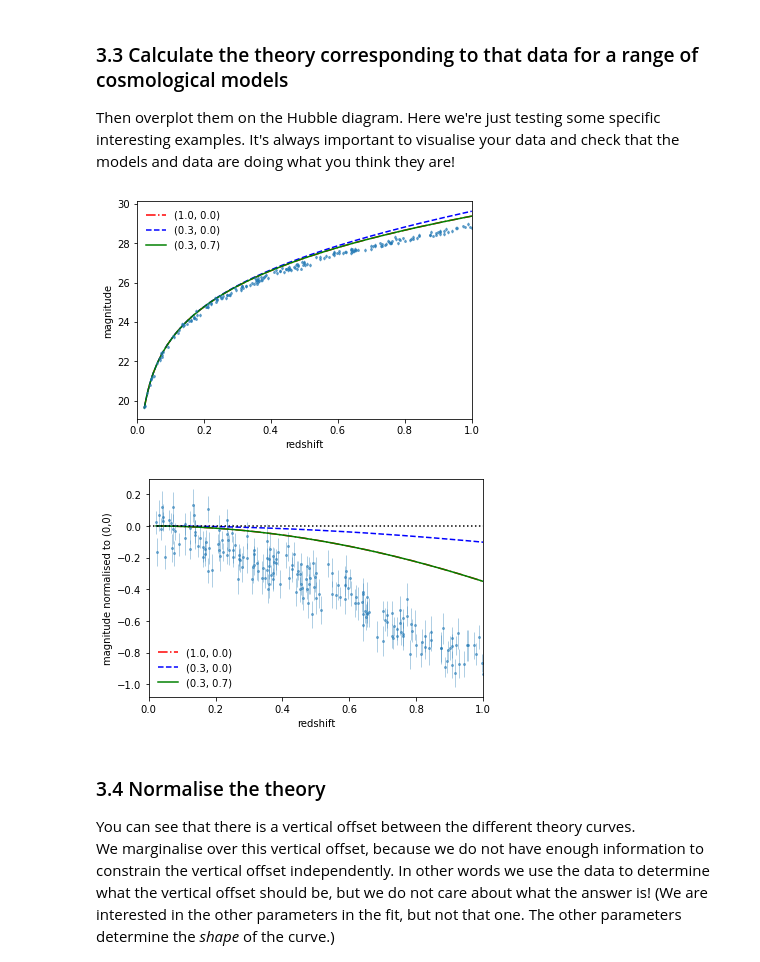
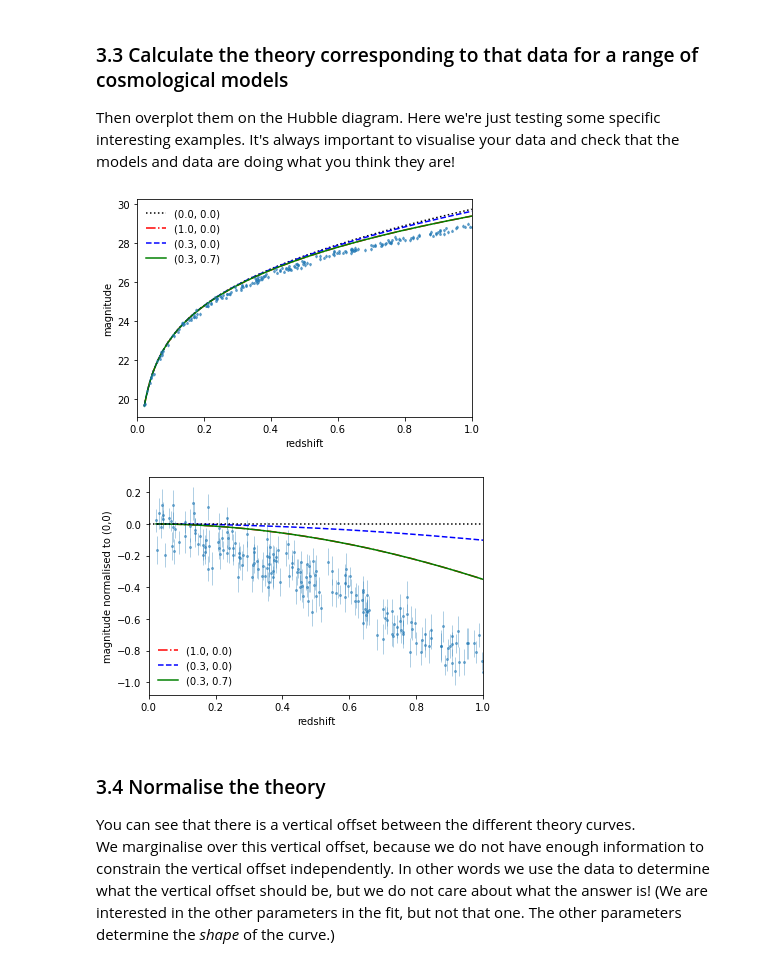
Before and after one commit to naidee/Cosmology-Project, a Jupyter notebook: cosmo/docs/notebooks/Fit_Models.ipynb, the cells around one changed output. Drawn from its saved outputs; the diff is of its cells as text; code cells hidden in the pictures.

```diff
--- a/cosmo/docs/notebooks/Fit_Models.ipynb
+++ b/cosmo/docs/notebooks/Fit_Models.ipynb
@@ -97,33 +99,34 @@ It's always important to visualise your data and check that the models and data
 # %%
 mu_om00_ox00 = dist_mod(zs,om=0.0,ol=0.0)  # We're going to use this empty model as a benchmark to compare the others to
 mu_om10_ox00 = dist_mod(zs,om=1.0,ol=0.0)
 mu_om03_ox00 = dist_mod(zs,om=0.3,ol=0.0)
 mu_om03_ox07 = dist_mod(zs,om=0.3,ol=0.7)
 
 # Plot it to see what it looks like, this is called a Hubble diagram
 plt.errorbar(zs,mu,yerr=muerr,fmt='.',elinewidth=0.7,markersize=4,alpha=0.5)
+plt.plot(zs,mu_om00_ox00,':',color='black',label='(0.0, 0.0)')
 plt.plot(zs,mu_om10_ox00,'-.',color='red',label='(1.0, 0.0)')
 plt.plot(zs,mu_om03_ox00,'--',color='blue',label='(0.3, 0.0)')
 plt.plot(zs,mu_om03_ox07,'-',color='green',label='(0.3, 0.7)')
 plt.xlim(0,1.0)
 plt.xlabel('redshift')
 plt.ylabel('magnitude')
 plt.legend(frameon=False)
 plt.show()
 
 # Now plot a Hubble diagram relative to the empty model (i.e. subtract the empty model from all the data and models)
 plt.errorbar(zs,mu-mu_om00_ox00,yerr=muerr,fmt='.',elinewidth=0.7,markersize=4,alpha=0.5)
 plt.plot(zs,mu_om10_ox00-mu_om00_ox00,'-.',color='red',label='(1.0, 0.0)')
 plt.plot(zs,mu_om03_ox00-mu_om00_ox00,'--',color='blue',label='(0.3, 0.0)')
 plt.plot(zs,mu_om03_ox07-mu_om00_ox00,'-',color='green',label='(0.3, 0.7)')
 plt.axhline(y=0.0,ls=':',color='black')
-plt.xlim(0,1.0)
+plt.xlim(0.0,1.0)
 plt.xlabel('redshift')
 plt.ylabel('magnitude normalised to (0,0)')
 plt.legend(frameon=False)
 plt.show()
 # %% [output]
-[figure, old version]
+[figure, new version]
 [figure]
 # %% [markdown]
 ### 3.4 Normalise the theory
```
Also changed, not shown: parts of 3 cells of this notebook.
